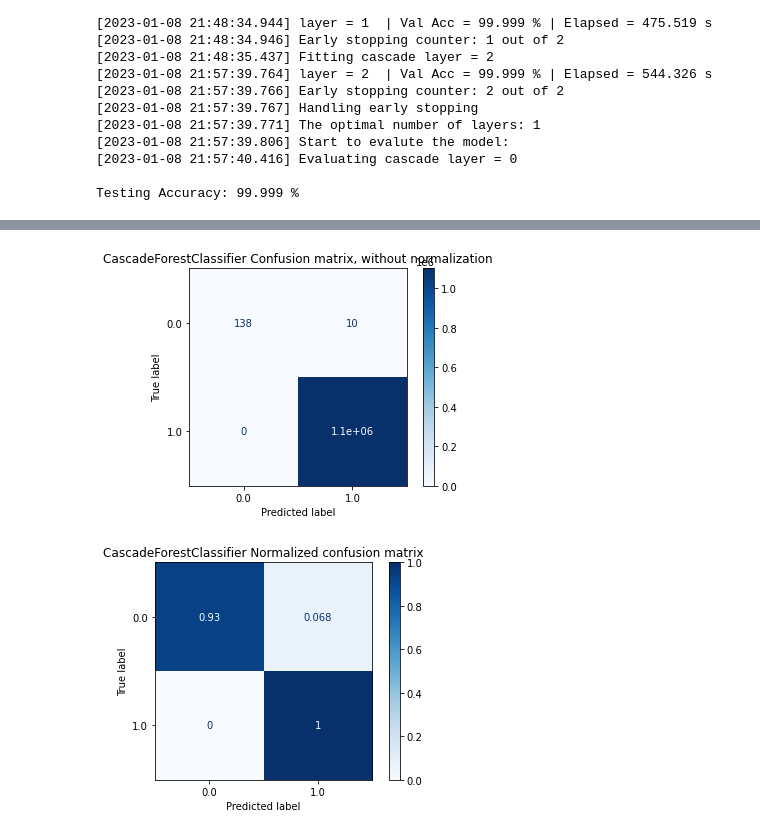
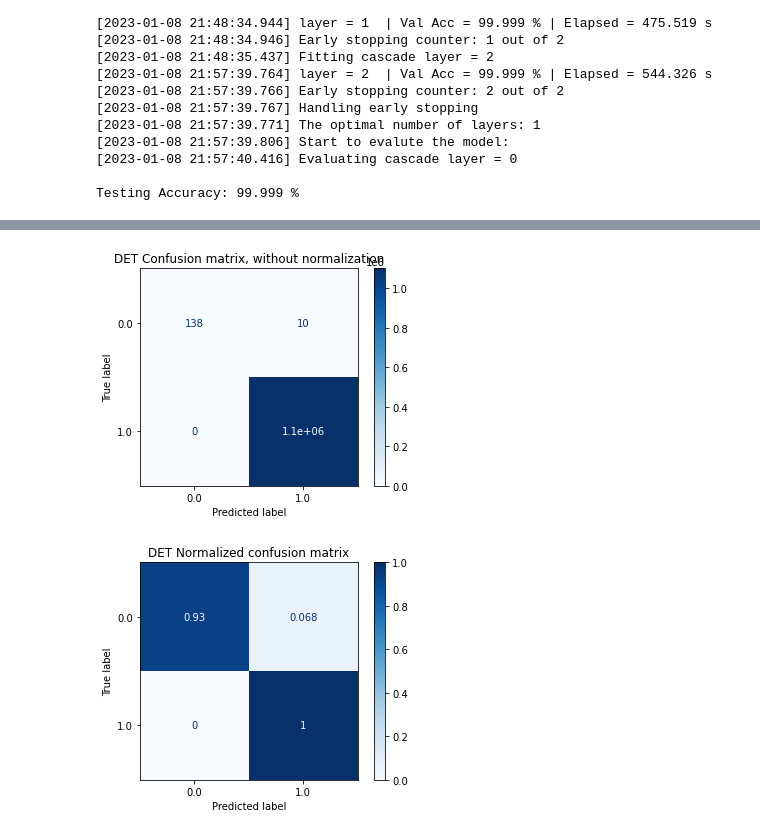
Before and after one commit to lmdpnew/Bot-IoT, a Jupyter notebook: notebooks/DeepExtratTrees Bot-IOT attack.ipynb, the cells around one changed output, grey strips where cells are left out. Cells and saved outputs as stored; diff of their text form; code cells hidden in the pictures.

```diff
--- a/notebooks/DeepExtratTrees Bot-IOT attack.ipynb
+++ b/notebooks/DeepExtratTrees Bot-IOT attack.ipynb
@@ -281,8 +281,8 @@ weighted avg       1.00      1.00      1.00   1100557
 #np.set_printoptions(precision=2)
 
 titles_options = [
-    ("CascadeForestClassifier Confusion matrix, without normalization", None),
-    ("CascadeForestClassifier Normalized confusion matrix", "true"),
+    ("DET Confusion matrix, without normalization", None),
+    ("DET Normalized confusion matrix", "true"),
 ]
 for title, normalize in titles_options:
     disp = ConfusionMatrixDisplay.from_estimator(
@@ -311,7 +311,7 @@ CascadeForestClassifier Normalized confusion matrix
 [[0.93 0.07]
  [0.   1.  ]]
-[figure, old version]
+[figure, new version]
-[figure, old version]
+[figure, new version]
 # %%
 #define metrics
 from sklearn import metrics
```
Also changed, not shown: parts of 4 cells of this notebook.
